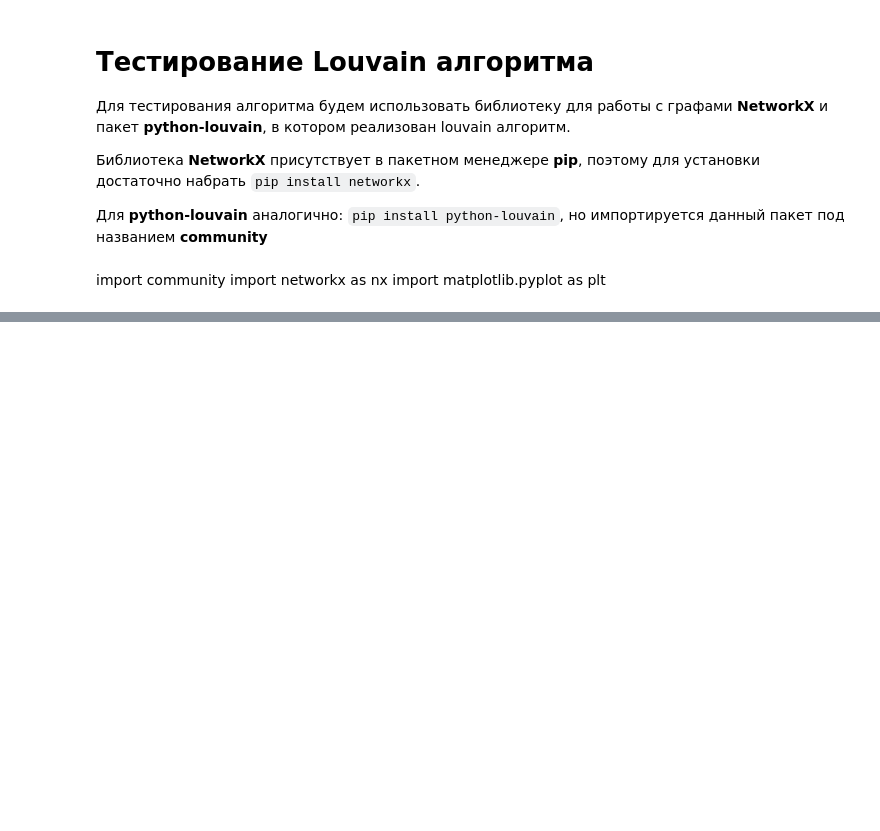
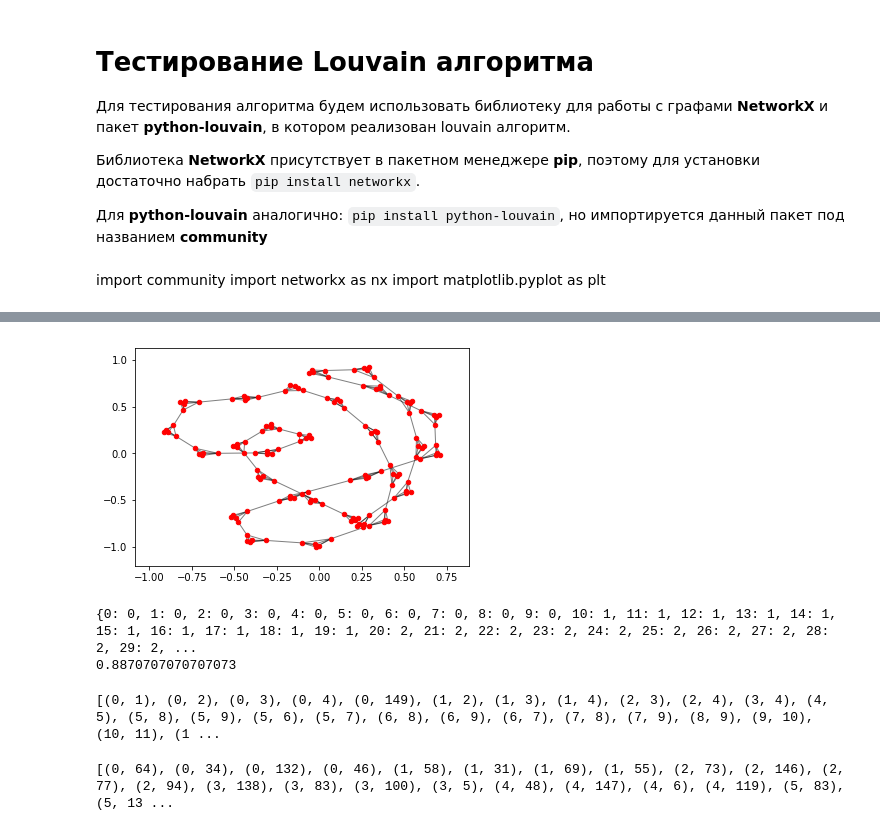
Before and after one commit to mzemlyanikin/hse-clustering, a Jupyter notebook: louvain-test.ipynb, the cells around one changed output, grey strips where cells are left out. Saved outputs shown, nothing was run; the diff lists cells and outputs as text; code cells hidden in the pictures; blank space fills up the shorter version.

```diff
--- a/louvain-test.ipynb
+++ b/louvain-test.ipynb
@@ -64,0 +98,12 @@ plt.show()
+# %%
+l = 30
+k = 5
+Pin = 1
+Pout = 0.0
+# %%
+E = nx.planted_partition_graph(l, k, Pin, Pout)
+# %%
+for i in range(4, 148, 5):
+    E.add_edge(i, i + 1)
+    print(i, i+1)
+E.add_edge(149, 0)
@@ -64,0 +128,30 @@ plt.show()
+# %%
+pl_partition = community.best_partition(E)
+# %%
+pos1 = nx.spring_layout(E)
+nx.draw_networkx_nodes(E, pos1, node_size = 20)
+nx.draw_networkx_edges(E,pos1, alpha=0.5)
+plt.show()
+print(pl_partition)
+mod = community.modularity(pl_partition, E)
+print(mod)
+# %% [output]
+[figure, added]
+{0: 0, 1: 0, 2: 0, 3: 0, 4: 0, 5: 0, 6: 0, 7: 0, 8: 0, 9: 0, 10: 1, 11: 1, 12: 1, 13: 1, 14: 1, 15: 1, 16: 1, 17: 1, 18: 1, 19: 1, 20: 2, 21: 2, 22: 2, 23: 2, 24: 2, 25: 2, 26: 2, 27: 2, 28: 2, 29: 2, ...
+0.8870707070707073
+# %%
+print(E.edges)
+# %% [output]
+[(0, 1), (0, 2), (0, 3), (0, 4), (0, 149), (1, 2), (1, 3), (1, 4), (2, 3), (2, 4), (3, 4), (4, 5), (5, 8), (5, 9), (5, 6), (5, 7), (6, 8), (6, 9), (6, 7), (7, 8), (7, 9), (8, 9), (9, 10), (10, 11), (1 ...
+# %%
+import numpy as np
+rand = np.random.permutation(l * k)
+R = nx.Graph()
+R.add_nodes_from(rand)
+edgess = []
+for ed in E.edges:
+    if (rand[ed[0]], rand[ed[1]]) not in R.edges:
+        R.add_edge(rand[ed[0]], rand[ed[1]])
+print(R.edges)
+# %% [output]
+[(0, 64), (0, 34), (0, 132), (0, 46), (1, 58), (1, 31), (1, 69), (1, 55), (2, 73), (2, 146), (2, 77), (2, 94), (3, 138), (3, 83), (3, 100), (3, 5), (4, 48), (4, 147), (4, 6), (4, 119), (5, 83), (5, 13 ...
```
Also changed, not shown: parts of 9 cells of this notebook.
